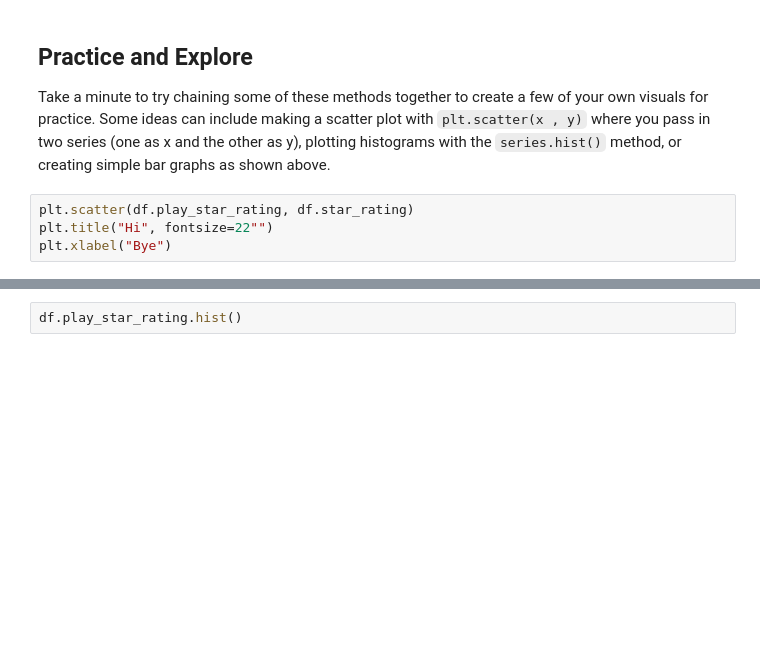
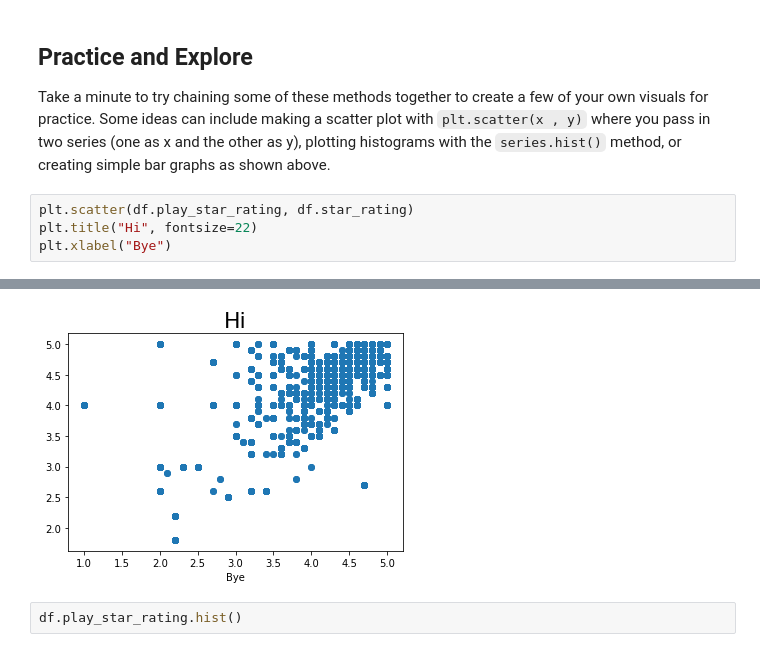
Before and after one commit to Dr-Salcedo/dsc-first-codealong-dc-ds-career-042219, a Jupyter notebook: index.ipynb, the cells around one changed output, grey strips where cells are left out. Saved outputs shown, nothing was run; the diff lists cells and outputs as text; blank space fills up the shorter version.

```diff
--- a/index.ipynb
+++ b/index.ipynb
@@ -317,6 +317,6 @@ Text(0, 0.5, 'Theme')
 Take a minute to try chaining some of these methods together to create a few of your own visuals for practice. Some ideas can include making a scatter plot with `plt.scatter(x , y)` where you pass in two series (one as x and the other as y), plotting histograms with the `series.hist()` method, or creating simple bar graphs as shown above.
 # %%
 plt.scatter(df.play_star_rating, df.star_rating)
-plt.title("Hi", fontsize=22"")
+plt.title("Hi", fontsize=22)
 plt.xlabel("Bye")
 # %% [output]
@@ -324,3 +324,4 @@ SyntaxError: invalid syntax (<ipython-input-12-a05d2ca8311e>, line 2)
+[figure, added]
 # %%
 df.play_star_rating.hist()
 # %% [output]
```
Also changed, not shown: parts of 1 cell of this notebook.
